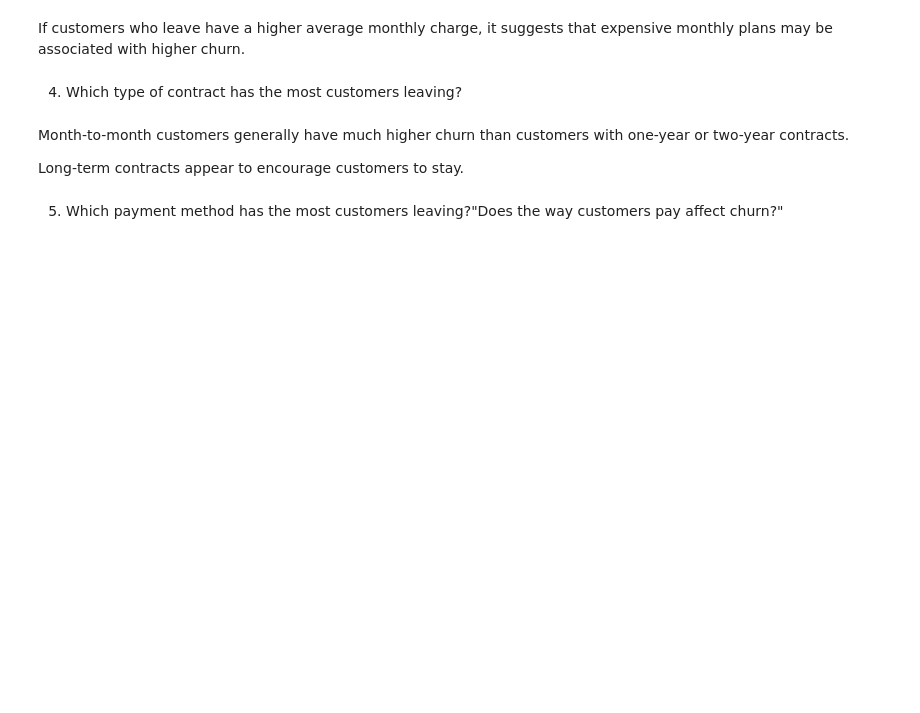
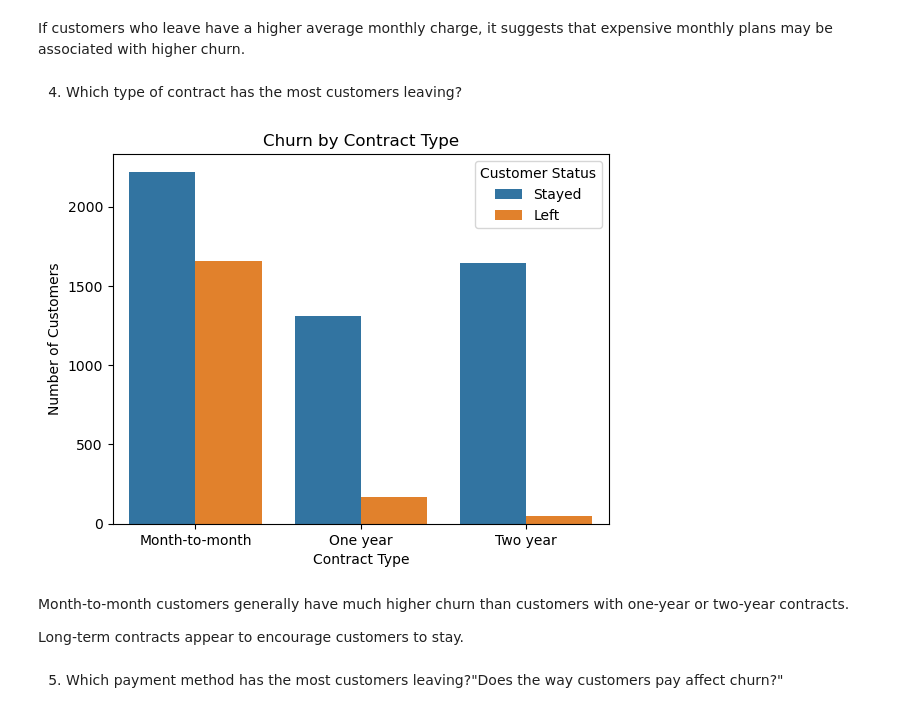
Before and after one commit to sahal-cm/Customer_Churn_Prediction, a Jupyter notebook: project_Classification.ipynb, the cells around one changed output. Saved outputs shown, nothing was run; the diff lists cells and outputs as text; code cells hidden in the pictures; blank space fills up the shorter version.

```diff
--- a/project_Classification.ipynb
+++ b/project_Classification.ipynb
@@ -197,18 +204,21 @@ it suggests that expensive monthly plans may be associated with higher churn.
 # %%
 import seaborn as sns
 import matplotlib.pyplot as plt
 
-sns.countplot(
+ax = sns.countplot(
     data=df,
     x='Contract',
     hue='Churn'
 )
 
 plt.title('Churn by Contract Type')
 plt.xlabel('Contract Type')
 plt.ylabel('Number of Customers')
-plt.xticks(rotation=20)
+ax.legend(title='Customer Status', labels=['Stayed', 'Left'])
+plt.xticks(rotation=0)
 plt.show()
+# %% [output]
+[figure, added]
 # %% [markdown]
 Month-to-month customers generally have much higher churn than customers
 with one-year or two-year contracts.
```
Also changed, not shown: parts of 22 cells of this notebook.
